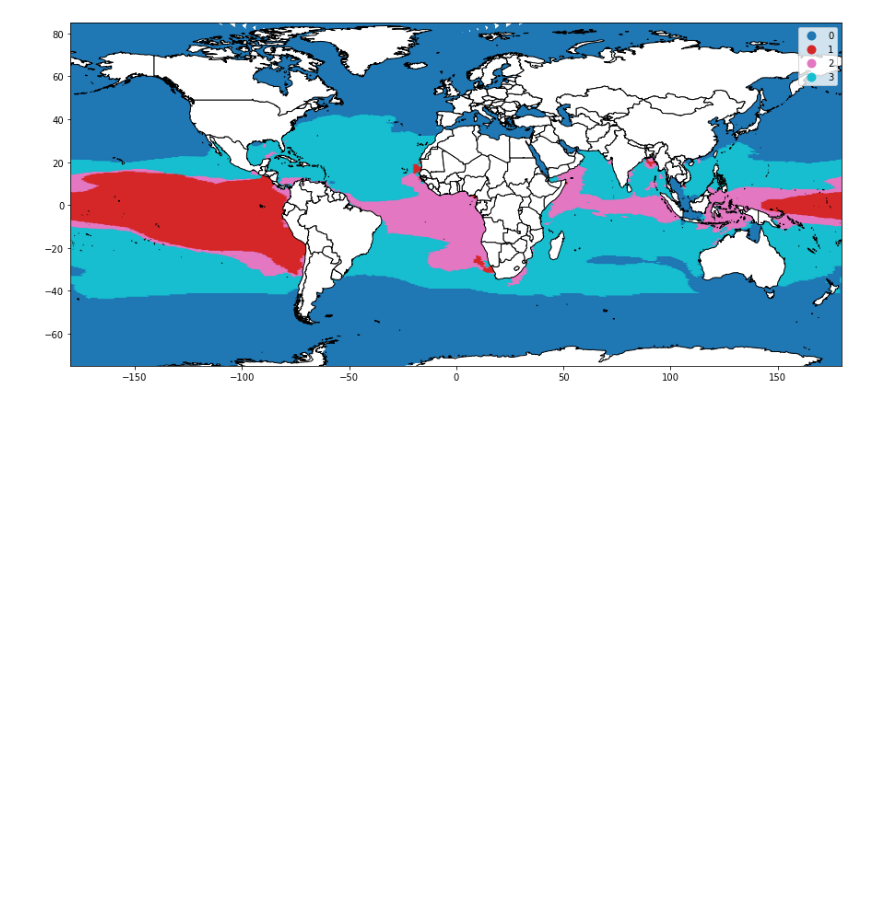
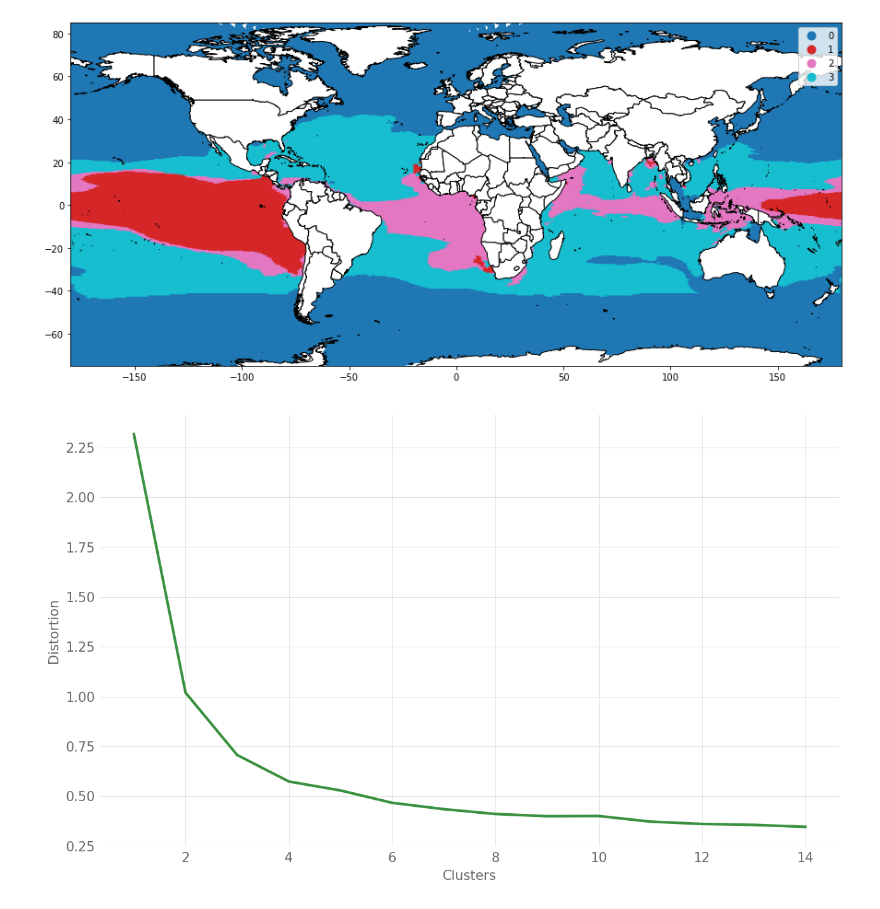
Before and after one commit to allfed/Seaweed-Growth-Model, a Jupyter notebook: data/interim_results/plotting clusters.ipynb, the cells around one changed output. Saved outputs shown, nothing was run; the diff lists cells and outputs as text; code cells hidden in the pictures; blank space fills up the shorter version.

Commit message:
Changed code for plotting of elbow method

```diff
--- a/data/interim_results/plotting clusters.ipynb
+++ b/data/interim_results/plotting clusters.ipynb
@@ -241,3 +241,17 @@ ax.set_xlim(-180,180)
 plt.savefig("test.png", dpi=400)
 # %% [output]
 [figure]
+# %%
+# Import the ALLFED stle
+plt.style.use(
+    "https://raw.githubusercontent.com/allfed/ALLFED-matplotlib-style-sheet/main/ALLFED.mplstyle"
+)
+
+iner = pd.read_csv("inertiasglobal.csv", sep=";")
+iner.columns= ["Clusters", "Inertia"]
+ax = iner.plot(x="Clusters", y="Inertia", legend=False)
+ax.set_ylabel("Distortion")
+fig = plt.gcf()
+fig.set_size_inches(10,6)
+# %% [output]
+[figure, added]
```
Also changed, not shown: 1 other file.
